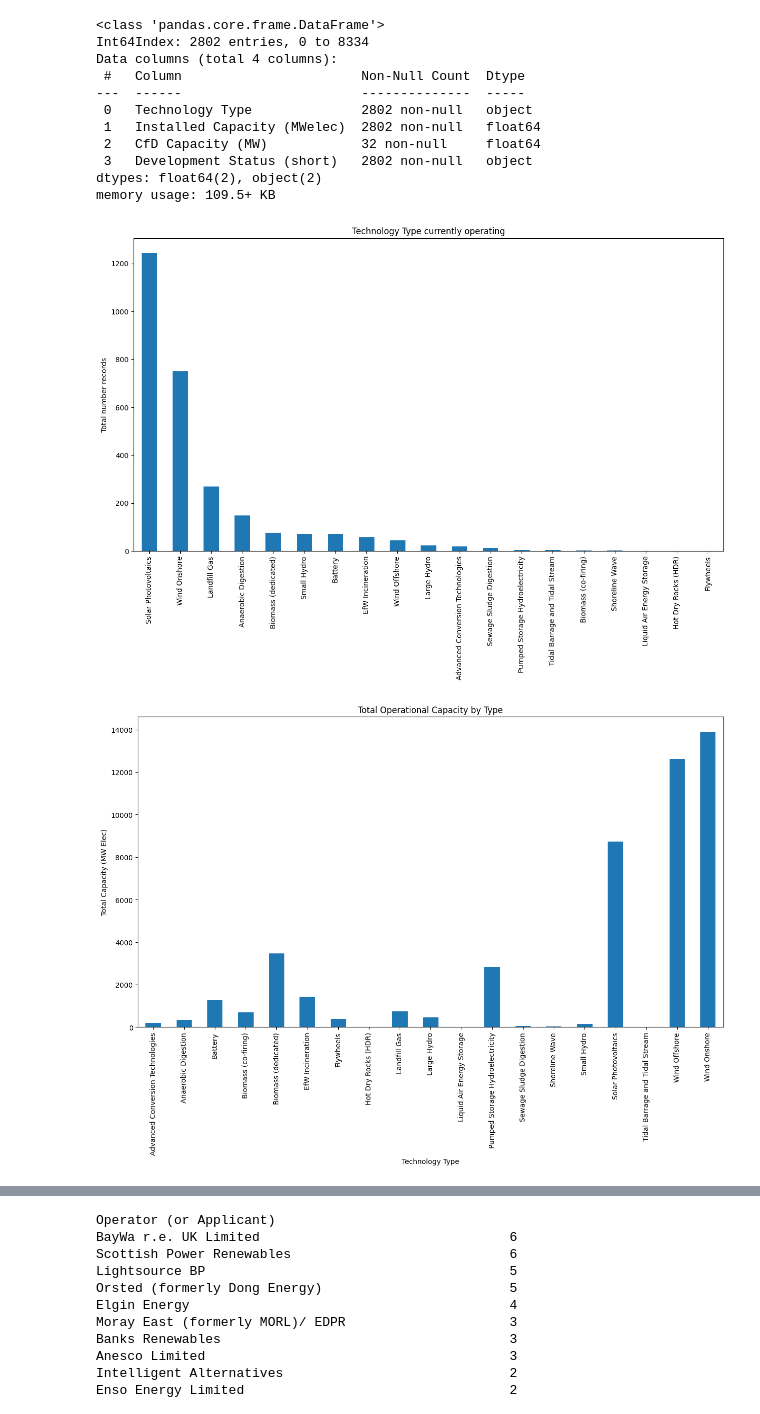
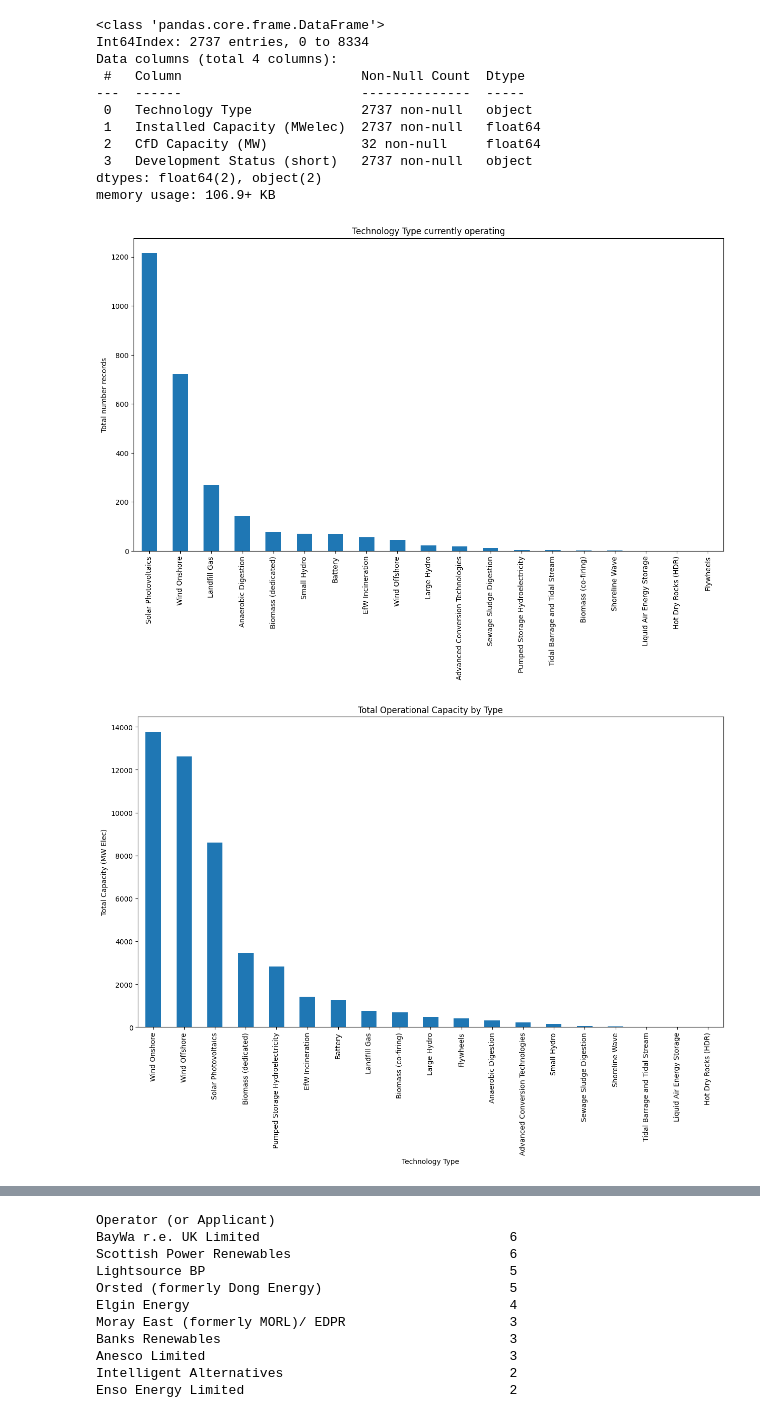
Before and after one commit to blsheridan/UK_Renewable_Energy, a Jupyter notebook: REPD.ipynb, the cells around one changed output, grey strips where cells are left out. Cells and saved outputs as stored; diff of their text form; code cells hidden in the pictures.

```diff
--- a/REPD.ipynb
+++ b/REPD.ipynb
@@ -45,0 +66,5 @@ memory usage: 3.3+ MB
+# %%
+#remove private developer from file as not required
+
+repd = repd [repd['Operator (or Applicant)'] != 'Private Developer']
+repd.shape
@@ -175,16 +270,16 @@ operational
 operational.info()
 # %% [output]
 <class 'pandas.core.frame.DataFrame'>
-Int64Index: 2802 entries, 0 to 8334
+Int64Index: 2737 entries, 0 to 8334
 Data columns (total 4 columns):
  #   Column                       Non-Null Count  Dtype
 ---  ------                       --------------  -----
- 0   Technology Type              2802 non-null   object
- 1   Installed Capacity (MWelec)  2802 non-null   float64
+ 0   Technology Type              2737 non-null   object
+ 1   Installed Capacity (MWelec)  2737 non-null   float64
  2   CfD Capacity (MW)            32 non-null     float64
- 3   Development Status (short)   2802 non-null   object
+ 3   Development Status (short)   2737 non-null   object
 dtypes: float64(2), object(2)
-memory usage: 109.5+ KB
+memory usage: 106.9+ KB
 # %%
 op_types = operational.value_counts('Technology Type').plot(kind = 'bar', figsize=(15,8))
 
@@ -194,17 +289,17 @@ plt.ylabel('Total number records')
 plt.xlabel('')
 plt.show()
 # %% [output]
-[figure, old version]
+[figure, new version]
 # %%
-op_grouped = operational.groupby('Technology Type')['Installed Capacity (MWelec)'].sum()
+op_grouped = operational.groupby('Technology Type')['Installed Capacity (MWelec)'].sum().sort_values(ascending=False)
 
 op_grouped.plot(kind = 'bar', figsize=(15,8))
 
 plt.title('Total Operational Capacity by Type')
 plt.xticks(rotation = 90)
 plt.ylabel('Total Capacity (MW Elec)')
 
 plt.show()
 # %% [output]
-[figure, old version]
+[figure, new version]
 # %%
```
Also changed, not shown: parts of 44 cells of this notebook.
